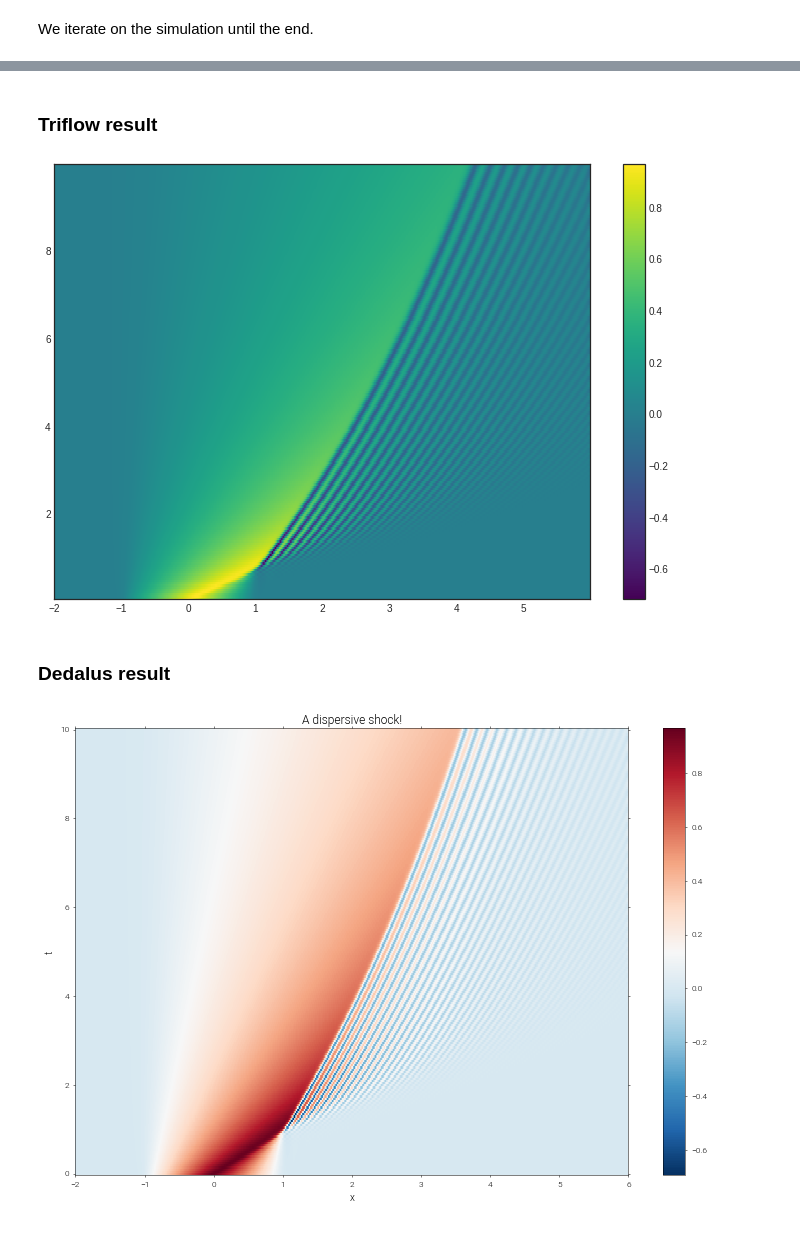
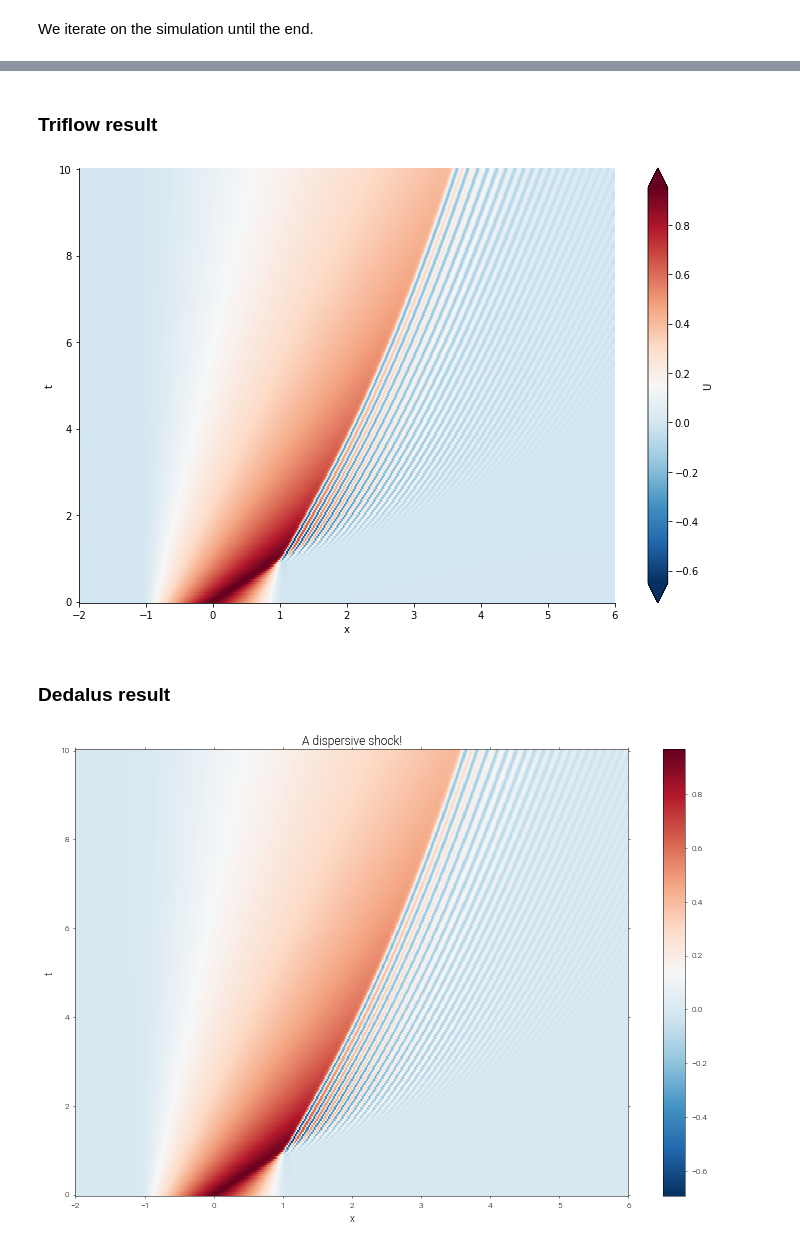
Before and after one commit to celliern/triflow, a Jupyter notebook: examples/notebooks/burger_kdv_equation.ipynb, the cells around one changed output, grey strips where cells are left out. Cells and saved outputs as stored; diff of their text form; code cells hidden in the pictures.

```diff
--- a/examples/notebooks/burger_kdv_equation.ipynb
+++ b/examples/notebooks/burger_kdv_equation.ipynb
@@ -1,18 +1,2 @@
 # %% [markdown]
 ### The burger - kdv equation
-# %%
-import functools as ft
-import multiprocessing as mp
-import logging
-
-from IPython.display import Image, display, HTML
-import numpy as np
-from scipy.signal import gaussian
-
-import pylab as pl
-
-from triflow import Model, Simulation, schemes, displays
-
-pl.style.use('seaborn-white')
-
-%matplotlib inline
@@ -21,12 +18,11 @@ This notebook is an attempt to reproduce the [Dedalus Project tutorial](http://n
 
 $$\partial_{t}\,U + U \partial_{x}\,U = a\partial_{xx}\,U + b\partial_{xxx}\,U$$
 # %%
-model = Model("-U * dxU + a * dxxU + b * dxxxU",
-              "U", ["a", "b"])
+model = trf.Model("-U * dxU + a * dxxU + b * dxxxU", "U", ["a", "b"])
 # %% [markdown]
 We discretize our spatial domain. `retstep=True` ask to return the spatial step.
 # %%
-x, dx = np.linspace(-2, 6, 1000, retstep=True, endpoint=False)
+x, dx = np.linspace(-2, 6, 5000, retstep=True, endpoint=False)
 # %% [markdown]
 We initialize with the same initial condition as in the Dedalus tutorial
 # %%
@@ -48,6 +44,9 @@ parameters = dict(a=2E-4, b=1E-4, periodic=False)
 # %% [markdown]
 We initialize the simulation.
 # %%
+%%opts Curve [show_grid=True, width=800] {+framewise}
 t = 0
-simulation = Simulation(model, t, fields, parameters,
-                        dt=.05, tmax=10, tol=1E-1)
+simulation = trf.Simulation(model, fields, parameters,
+                            dt=.05, tmax=10, tol=1E-1)
+container = simulation.attach_container()
+trf.display_fields(simulation)
@@ -74,13 +67,12 @@ t: 9.95
 # %%
 display(HTML("<h3>Triflow result</h3>"))
 pl.figure(figsize=(12, 8))
-pl.pcolormesh(data['fields']['x'][-1], data['t'], data['fields']['U'], cmap='viridis')
-pl.colorbar()
+container.data.U.plot(vmin=-.65, vmax=.95, cmap="RdBu_r")
 pl.show()
 display(HTML("<h3>Dedalus result</h3>"))
 display(Image('dedalus-kdv.png'))
 # %% [output]
 Triflow result
-[figure, old version]
+[figure, new version]
 Dedalus result
 [figure]
```
Also changed, not shown: parts of 5 cells of this notebook, 6 other files.
